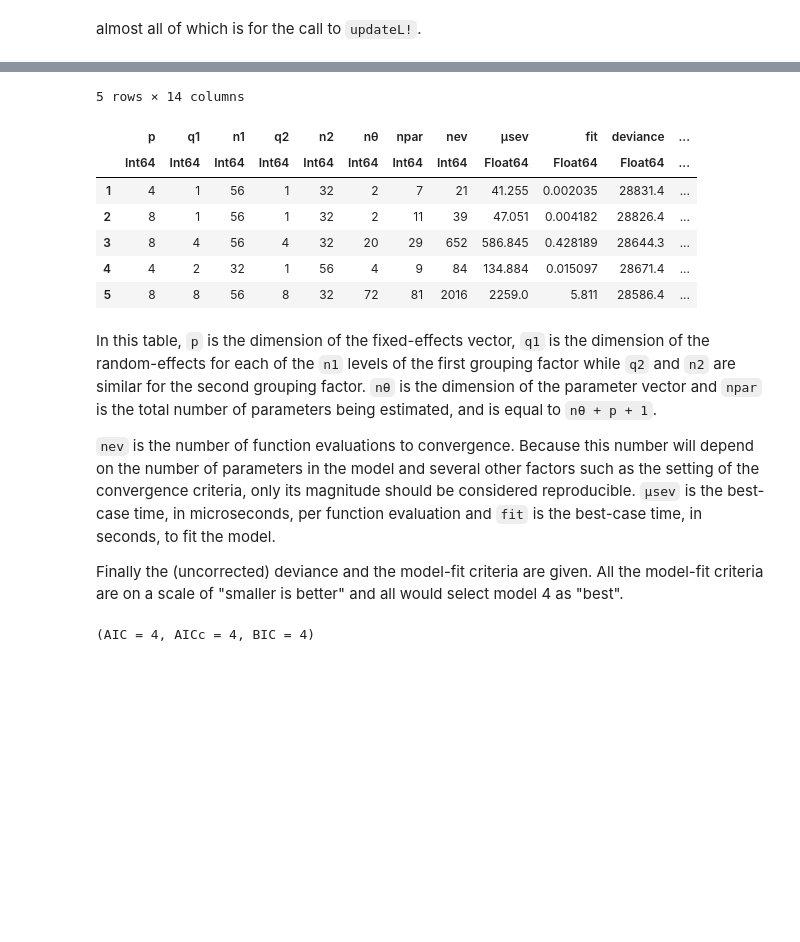
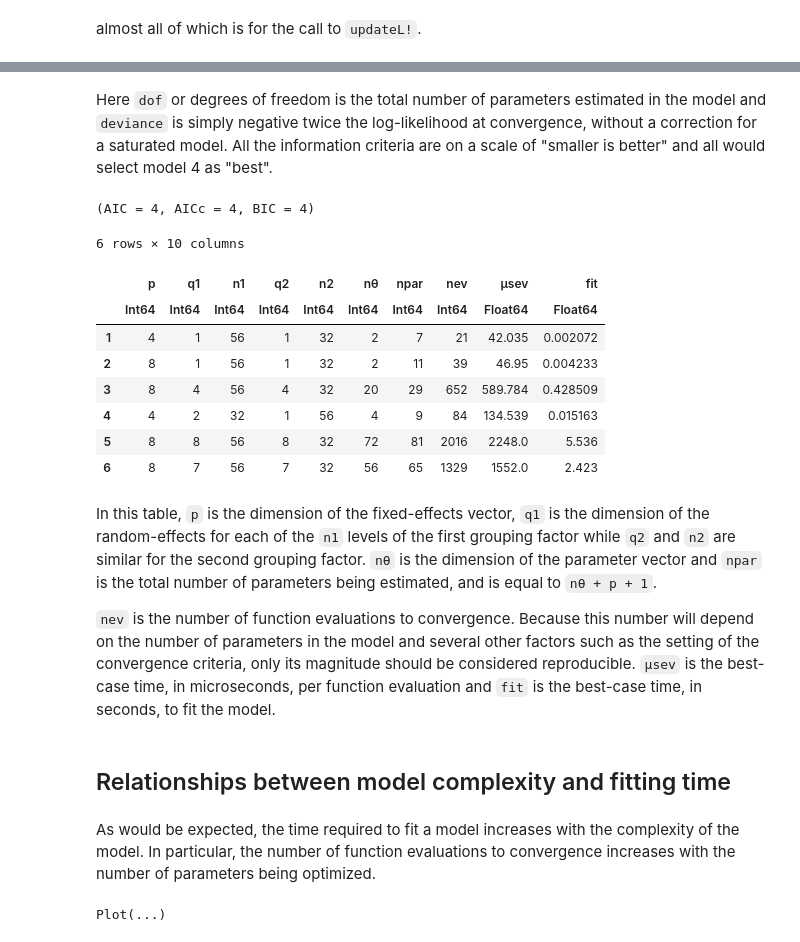
Before and after one commit to dmbates/JuliaWorkshop, a Jupyter notebook: Complexity.ipynb, the cells around one changed output, grey strips where cells are left out. Cells and saved outputs as stored; diff of their text form; code cells hidden in the pictures; blank space fills up the shorter version.

Commit message:
Add some plots in Complexity notebook

```diff
--- a/Complexity.ipynb
+++ b/Complexity.ipynb
@@ -603,28 +659,34 @@ Models `m1` to `m5` vary in the number of parameters and the goodness of fit
+# %% [markdown]
+Here `dof` or degrees of freedom is the total number of parameters estimated in the model and `deviance` is simply negative twice the log-likelihood at convergence, without a correction for a saturated model.  All the information criteria are on a scale of "smaller is better" and all would select model 4 as "best".
+# %%
+gofnms = (:AIC, :AICc, :BIC)
+map(nm -> argmin(gofsumry[nm]), NamedTuple{gofnms, NTuple{3, Symbol}}(gofnms))
+# %% [output]
+(AIC = 4, AICc = 4, BIC = 4)
 # %%
-mods = [m1, m2, m3, m4, m5];
 nfe(m) = length(coef(m));
 nre1(m) = MixedModels.vsize(first(m.reterms));
 nlv1(m) = MixedModels.nlevs(first(m.reterms));
 nre2(m) = MixedModels.vsize(last(m.reterms));
 nlv2(m) = MixedModels.nlevs(last(m.reterms));
 nθ(m) = sum(MixedModels.nθ, m.reterms);
 nev = map(m -> m.optsum.feval, mods);
-μsev = [41.255, 47.051, 586.845, 134.884, 2259];
-fit = [0.002035, 0.004182, 0.428189, 0.015097, 5.811]
-sumry = DataFrame(p = nfe.(mods), q1 = nre1.(mods), n1 = nlv1.(mods),
+μsev = [42.035, 46.950, 589.784, 134.539, 2248, 1552];
+fit = [0.002072, 0.004233, 0.428509, 0.015163, 5.536, 2.423]
+dimsumry = DataFrame(p = nfe.(mods), q1 = nre1.(mods), n1 = nlv1.(mods),
     q2 = nre2.(mods), n2 = nlv2.(mods), nθ = nθ.(mods),
     npar = dof.(mods), nev = nev, μsev = μsev,
-    fit = fit, deviance = deviance.(mods),
-    AIC = aic.(mods), AICc = aicc.(mods), BIC = bic.(mods))
+    fit = fit)
 # %% [output]
-5 rows × 14 columns
+6 rows × 10 columns
-|  | p | q1 | n1 | q2 | n2 | nθ | npar | nev | μsev | fit | deviance | ... |
-|  | Int64 | Int64 | Int64 | Int64 | Int64 | Int64 | Int64 | Int64 | Float64 | Float64 | Float64 | ... |
-| 1 | 4 | 1 | 56 | 1 | 32 | 2 | 7 | 21 | 41.255 | 0.002035 | 28831.4 | ... |
-| 2 | 8 | 1 | 56 | 1 | 32 | 2 | 11 | 39 | 47.051 | 0.004182 | 28826.4 | ... |
-| 3 | 8 | 4 | 56 | 4 | 32 | 20 | 29 | 652 | 586.845 | 0.428189 | 28644.3 | ... |
-| 4 | 4 | 2 | 32 | 1 | 56 | 4 | 9 | 84 | 134.884 | 0.015097 | 28671.4 | ... |
-| 5 | 8 | 8 | 56 | 8 | 32 | 72 | 81 | 2016 | 2259.0 | 5.811 | 28586.4 | ... |
+|  | p | q1 | n1 | q2 | n2 | nθ | npar | nev | μsev | fit |
+|  | Int64 | Int64 | Int64 | Int64 | Int64 | Int64 | Int64 | Int64 | Float64 | Float64 |
+| 1 | 4 | 1 | 56 | 1 | 32 | 2 | 7 | 21 | 42.035 | 0.002072 |
+| 2 | 8 | 1 | 56 | 1 | 32 | 2 | 11 | 39 | 46.95 | 0.004233 |
+| 3 | 8 | 4 | 56 | 4 | 32 | 20 | 29 | 652 | 589.784 | 0.428509 |
+| 4 | 4 | 2 | 32 | 1 | 56 | 4 | 9 | 84 | 134.539 | 0.015163 |
+| 5 | 8 | 8 | 56 | 8 | 32 | 72 | 81 | 2016 | 2248.0 | 5.536 |
+| 6 | 8 | 7 | 56 | 7 | 32 | 56 | 65 | 1329 | 1552.0 | 2.423 |
 # %% [markdown]
 In this table, `p` is the dimension of the fixed-effects vector, `q1` is the dimension of the random-effects for each of the `n1` levels of the first grouping factor while `q2` and `n2` are similar for the second grouping factor.
 `nθ` is the dimension of the parameter vector and `npar` is the total number of parameters being estimated, and is equal to `nθ + p + 1`.
@@ -632,10 +694,14 @@ In this table, `p` is the dimension of the fixed-effects vector, `q1` is the dim
 `nev` is the number of function evaluations to convergence.
 Because this number will depend on the number of parameters in the model and several other factors such as the setting of the convergence criteria, only its magnitude should be considered reproducible.
 `μsev` is the best-case time, in microseconds, per function evaluation and `fit` is the best-case time, in seconds, to fit the model.
-
-Finally the (uncorrected) deviance and the model-fit criteria are given.
-All the model-fit criteria are on a scale of "smaller is better" and all would select model 4 as "best".
-# %%
-map(argmin, (AIC=sumry.AIC, AICc = sumry.AICc, BIC=sumry.BIC))
-# %% [output]
-(AIC = 4, AICc = 4, BIC = 4)
+# %% [markdown]
+## Relationships between model complexity and fitting time
+# %% [markdown]
+As would be expected, the time required to fit a model increases with the complexity of the model.
+In particular, the number of function evaluations to convergence increases with the number of parameters being optimized.
+# %%
+plot(dimsumry, x=:nθ, y=:nev, Geom.point,
+    Guide.xlabel("# of parameters in the optimization"),
+    Guide.ylabel("Function evaluations to convergence"))
+# %% [output]
+Plot(...)
```
Also changed, not shown: parts of 32 cells of this notebook.
